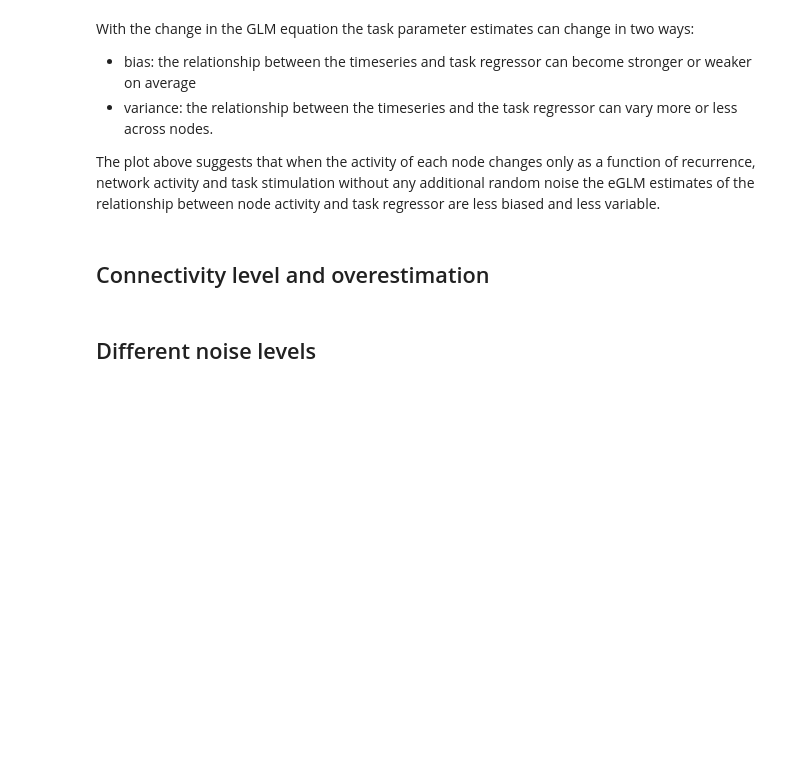
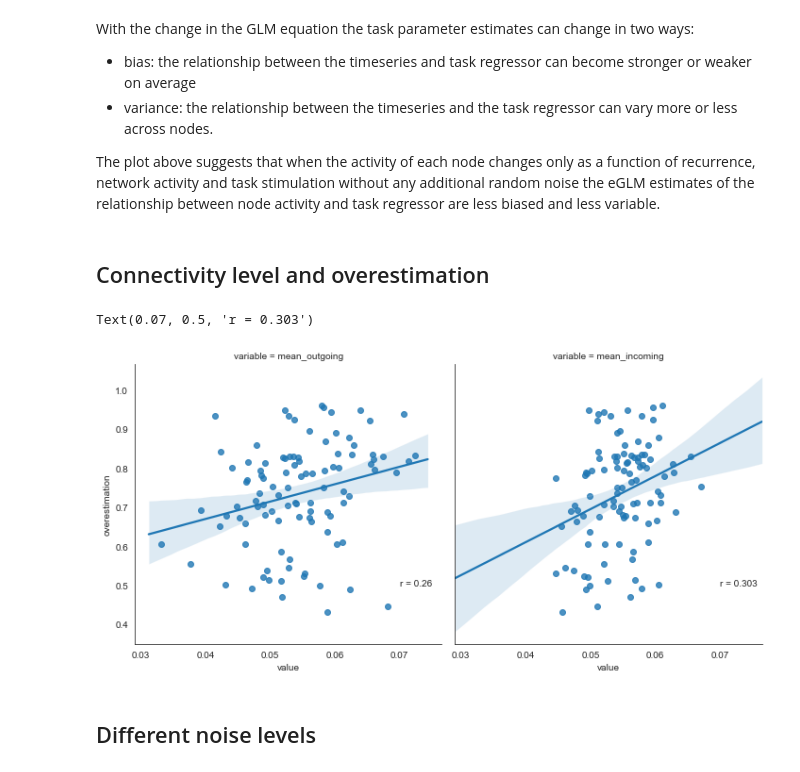
Before and after one commit to zenkavi/NeuralMassModels, a Jupyter notebook: simulations/NB2_Neural_mass_model.ipynb, the cells around one changed output. Cells and saved outputs as stored; diff of their text form; code cells hidden in the pictures; blank space fills up the shorter version.

Commit message:
added plots for overestimation as a function of connectivity level

```diff
--- a/simulations/NB2_Neural_mass_model.ipynb
+++ b/simulations/NB2_Neural_mass_model.ipynb
@@ -106,6 +106,25 @@ With the change in the GLM equation the task parameter estimates can change in t
 The plot above suggests that when the activity of each node changes only as a function of recurrence, network activity and task stimulation without any additional random noise the eGLM estimates of the relationship between node activity and task regressor are less biased and less variable.
 # %% [markdown]
 ## Connectivity level and overestimation
+# %%
+mean_outgoing = np.mean(base_sim['W'], axis = 0)
+mean_incoming = np.mean(base_sim['W'], axis = 1)
+overestimation = base_sim['ucr_betas'] - base_sim['ext_betas']
+
+rem_ind = np.array(np.where(overestimation==0)).flatten()
+mean_outgoing = np.delete(mean_outgoing, rem_ind)
+mean_incoming = np.delete(mean_incoming, rem_ind)
+overestimation = np.delete(overestimation, rem_ind)
+
+df = pd.DataFrame(data  = {'mean_outgoing': mean_outgoing, 'mean_incoming': mean_incoming, 'overestimation': overestimation})
+df = pd.melt(df, id_vars=['overestimation'], value_vars = ['mean_outgoing', 'mean_incoming'])
+
+g = sns.lmplot(x="value", y="overestimation", col="variable", data=df)
+g.axes[0][0].text(0.07, .5, 'r = '+str(round(np.corrcoef(mean_outgoing, overestimation)[0, 1], 3)))
+g.axes[0][1].text(0.07, .5, 'r = '+str(round(np.corrcoef(mean_incoming, overestimation)[0, 1], 3)))
+# %% [output]
+Text(0.07, 0.5, 'r = 0.303')
+[figure, added]
 # %% [markdown]
 ## Different noise levels
 # %% [markdown]
```
Also changed, not shown: parts of 34 cells of this notebook.
